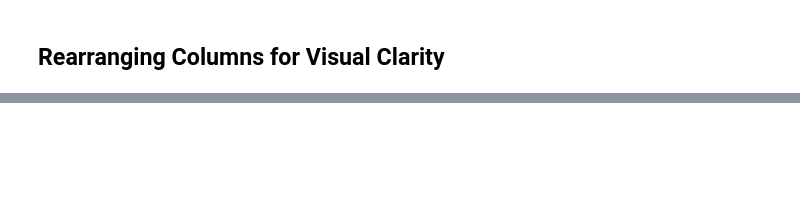
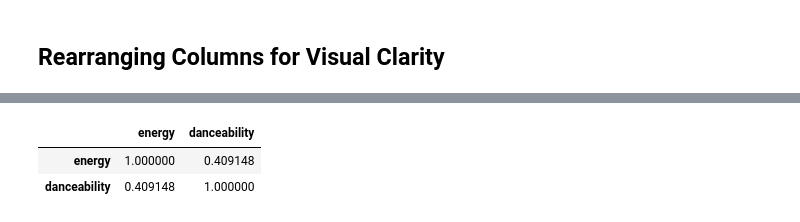
Before and after one commit to yukiroow/data_analytics, a Jupyter notebook: prelimproject.ipynb, the cells around one changed output, grey strips where cells are left out. Saved outputs shown, nothing was run; the diff lists cells and outputs as text; code cells hidden in the pictures; blank space fills up the shorter version.

```diff
--- a/prelimproject.ipynb
+++ b/prelimproject.ipynb
@@ -62,0 +89,7 @@ songs
+# %%
+pearson_data_2 = songs[['energy', 'danceability']]
+pearson_data_2.corr(method='pearson')
+# %% [output]
+|  | energy | danceability |
+| energy | 1.000000 | 0.409148 |
+| danceability | 0.409148 | 1.000000 |
```
Also changed, not shown: parts of 8 cells of this notebook, 3 other files.
